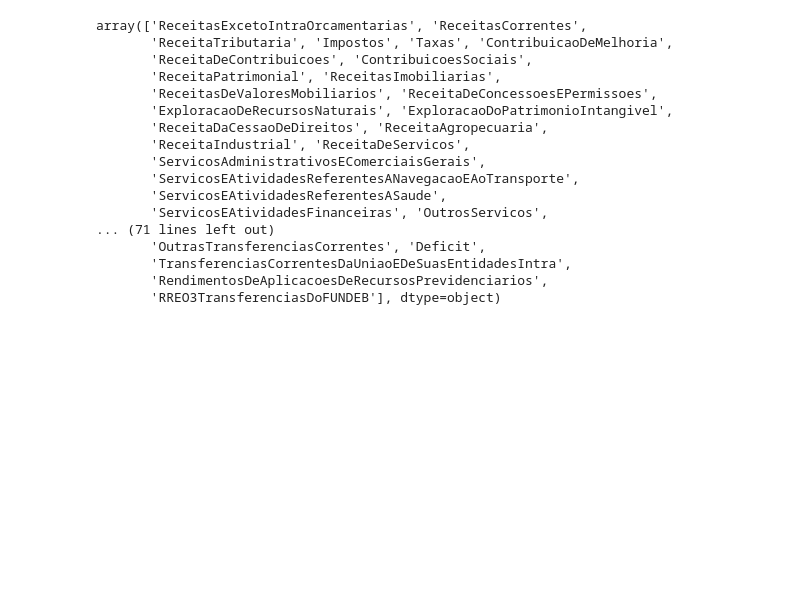
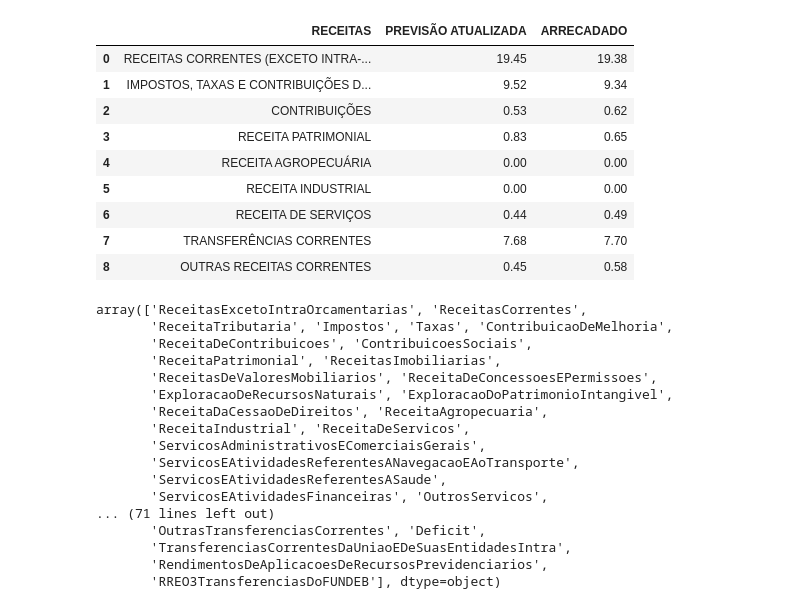
Before and after one commit to PedroJRod/api_siconfi, a Jupyter notebook: report.ipynb, the cells around one changed output. Cells and saved outputs as stored; diff of their text form; code cells hidden in the pictures; blank space fills up the shorter version.

```diff
--- a/report.ipynb
+++ b/report.ipynb
@@ -120,3 +108,66 @@ df_teste
+# %%
+def get_value(exercicio, conta, coluna):
+    try:
+        return round(rreo_df_pivot.loc[(exercicio, conta), coluna] / 1_000_000_000, 2)
+    except KeyError:
+        return 0  # Retorna 0 caso a conta ou a coluna não existam
+
+
+df_teste = {'RECEITAS':['RECEITAS CORRENTES (EXCETO INTRA-ORÇAMENTÁRIAS)',
+                         'IMPOSTOS, TAXAS E CONTRIBUIÇÕES DE MELHORIA',
+                         'CONTRIBUIÇÕES',
+                         'RECEITA PATRIMONIAL',
+                         'RECEITA AGROPECUÁRIA',
+                         'RECEITA INDUSTRIAL',
+                         'RECEITA DE SERVIÇOS',
+                         'TRANSFERÊNCIAS CORRENTES',
+                         'OUTRAS RECEITAS CORRENTES'
+                         ],
+            'PREVISÃO ATUALIZADA (A)':[
+                        0,
+                        get_value(2024, 'ReceitaTributariaLiquidaExcetoTransferenciasEFUNDEB', 'PREVISÃO ATUALIZADA'),
+                        get_value(2024, 'ReceitaDeContribuicoes', 'PREVISÃO ATUALIZADA'),
+                        get_value(2024, 'ReceitaPatrimonial', 'PREVISÃO ATUALIZADA'),
+                        get_value(2024, 'ReceitaAgropecuaria', 'PREVISÃO ATUALIZADA'),
+                        get_value(2024, 'ReceitaIndustrial', 'PREVISÃO ATUALIZADA'),
+                        get_value(2024, 'ReceitaDeServicos', 'PREVISÃO ATUALIZADA'),
+                        get_value(2024, 'RREO3TransferenciasCorrentes', 'PREVISÃO ATUALIZADA'),
+                        get_value(2024, 'OutrasReceitasCorrentes', 'PREVISÃO ATUALIZADA')
+                        ],
+            'ARRECADADO (B)': [
+                        0,
+                        get_value(2024, 'ReceitaTributariaLiquidaExcetoTransferenciasEFUNDEB', 'TOTAL (ÚLTIMOS 12 MESES)'),
+                        get_value(2024, 'ReceitaDeContribuicoes', 'Até o Bimestre (c)'),
+                        get_value(2024, 'ReceitaPatrimonial', 'Até o Bimestre (c)'),
+                        get_value(2024, 'ReceitaAgropecuaria', 'Até o Bimestre (c)'),
+                        get_value(2024, 'ReceitaIndustrial', 'Até o Bimestre (c)'),
+                        get_value(2024, 'ReceitaDeServicos', 'Até o Bimestre (c)'),
+                        get_value(2024, 'RREO3TransferenciasCorrentes', 'TOTAL (ÚLTIMOS 12 MESES)'),
+                        get_value(2024, 'OutrasReceitasCorrentes', 'Até o Bimestre (c)')
+                        ]
+            '% (C=B/A)' : [
+                        0,
+                        ]
+                        }
+
+df_teste = pd.DataFrame(df_teste)
+
+df_teste.loc[df_teste['RECEITAS'] == 'RECEITAS CORRENTES (EXCETO INTRA-ORÇAMENTÁRIAS)', 'PREVISÃO ATUALIZADA'] = df_teste.loc[1:, 'PREVISÃO ATUALIZADA'].sum()
+df_teste.loc[df_teste['RECEITAS'] == 'RECEITAS CORRENTES (EXCETO INTRA-ORÇAMENTÁRIAS)', 'ARRECADADO'] = df_teste.loc[1:, 'ARRECADADO'].sum()
+
+
+df_teste
+# %% [output]
+|  | RECEITAS | PREVISÃO ATUALIZADA | ARRECADADO |
+| 0 | RECEITAS CORRENTES (EXCETO INTRA-... | 19.45 | 19.38 |
+| 1 | IMPOSTOS, TAXAS E CONTRIBUIÇÕES D... | 9.52 | 9.34 |
+| 2 | CONTRIBUIÇÕES | 0.53 | 0.62 |
+| 3 | RECEITA PATRIMONIAL | 0.83 | 0.65 |
+| 4 | RECEITA AGROPECUÁRIA | 0.00 | 0.00 |
+| 5 | RECEITA INDUSTRIAL | 0.00 | 0.00 |
+| 6 | RECEITA DE SERVIÇOS | 0.44 | 0.49 |
+| 7 | TRANSFERÊNCIAS CORRENTES | 7.68 | 7.70 |
+| 8 | OUTRAS RECEITAS CORRENTES | 0.45 | 0.58 |
 # %%
 rreo_df['cod_conta'].unique()
 # %% [output]
```
Also changed, not shown: parts of 12 cells of this notebook.
